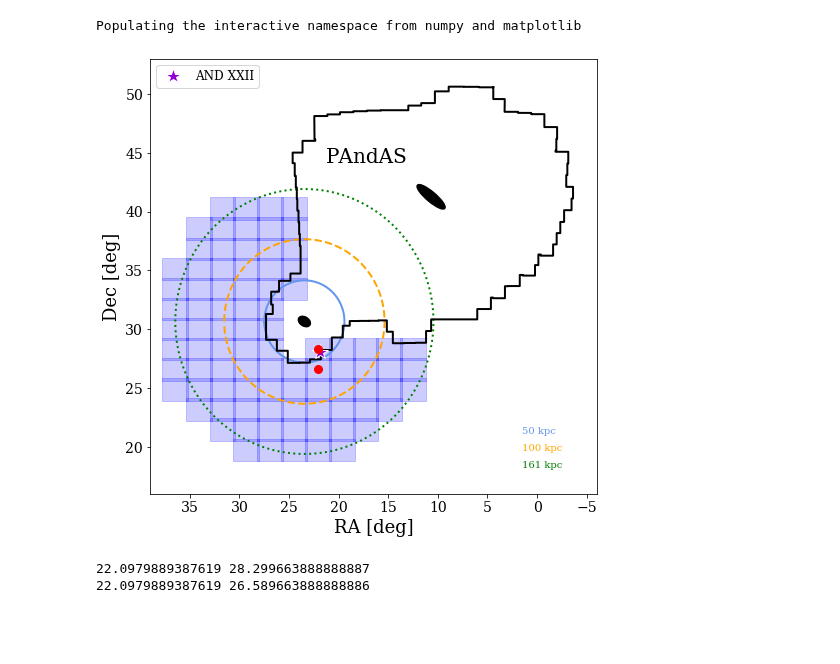
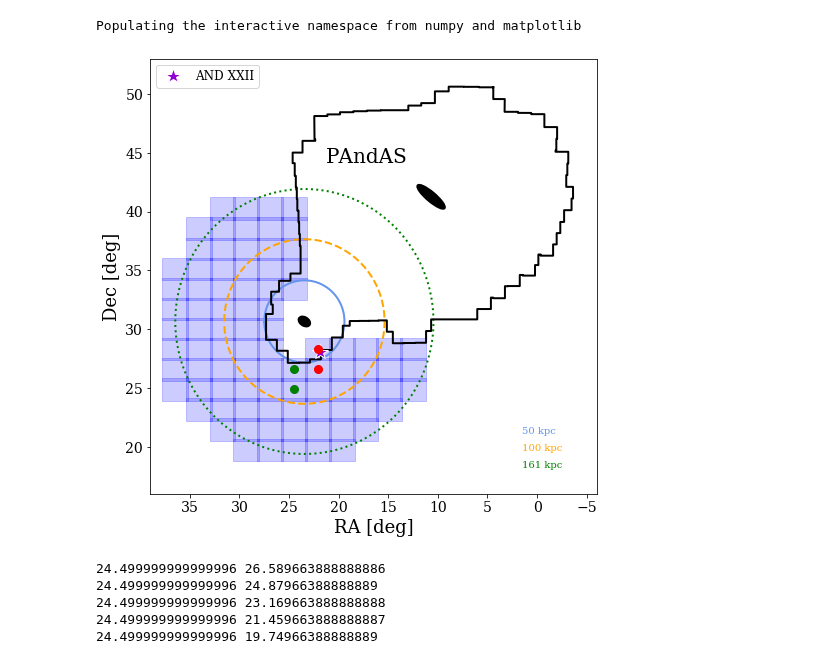
Before and after one commit to ekta1224/pspM31_hack, a Jupyter notebook: Dragonfly_fields.ipynb, the cells around one changed output. Saved outputs shown, nothing was run; the diff lists cells and outputs as text; code cells hidden in the pictures; blank space fills up the shorter version.

Commit message:
trying to make new predictions for 6 fields to use in 2021 HSC proposal

```diff
--- a/Dragonfly_fields.ipynb
+++ b/Dragonfly_fields.ipynb
@@ -138,42 +138,51 @@ p = PatchCollection(ring, alpha=0.1)
 p.set_color('orange')
 
 m31ell = Ellipse((m31.ra.deg, m31.dec.deg), (200./60.0), (50.0/60.0), angle=35, fill=True, linewidth=2, color='k')
 ax.add_patch(m31ell)
 
 m33ell = Ellipse((m33.ra.deg, m33.dec.deg), (73./60.0), (45.0/60.0), angle=23, fill=True, linewidth=2, color='k')
 ax.add_patch(m33ell)
 
 rasize = 2.6
 decsize = 1.9
 
 #plt.plot(21.796717940683287, 25.700663888888887,'rx', ms=4)
 #plt.plot(21.796717940683287, 28.180163888888885,'rx', zorder=1000)
 
 
 plt.plot(22.0979889387619, 28.299663888888887,'ro', ms=8, zorder=1000)
 plt.plot(22.0979889387619, 26.589663888888886,'ro', ms=8)
 
+plt.plot(24.499999999999996, 26.589663888888886,'go', ms=8, zorder=1000)
+plt.plot(24.499999999999996, 24.87966388888889,'go', ms=8)
+
+
+
+
 
 for i in range(len(sc_fields)):
     field = Rectangle([sc_fields[i].ra.deg-rasize/2, sc_fields[i].dec.deg-decsize/2], 2.6, 1.9, color='b', fill=True, alpha=0.2)
     ax.add_patch(field)
 
 #plt.axvline(x=23.4)
 #plt.axhline(y=30.66)
 plt.legend(numpoints=1)
 plt.figtext(0.77, 0.23, r'50 kpc', color='cornflowerblue')
 plt.figtext(0.77, 0.2, r'100 kpc', color='orange')
 plt.figtext(0.77, 0.17, r'161 kpc', color='green')
-plt.savefig('M33_Dragonfly_fields_test_shift_v2.png')
+plt.savefig('M33_Dragonfly_fields_test_shift_v3.png')
 # %% [output]
-[figure, old version]
+[figure, new version]
 # %%
 for i in range(len(sc_fields)):
-    if 21. < sc_fields[i].ra.deg < 24. and sc_fields[i].dec.deg > 26.:
+    if 24. < sc_fields[i].ra.deg < 26 and sc_fields[i].dec.deg < 27.:
         print(sc_fields[i].ra.deg, sc_fields[i].dec.deg)
 # %% [output]
-22.0979889387619 28.299663888888887
-22.0979889387619 26.589663888888886
+24.499999999999996 26.589663888888886
+24.499999999999996 24.87966388888889
+24.499999999999996 23.169663888888888
+24.499999999999996 21.459663888888887
+24.499999999999996 19.74966388888889
 # %%
 from astropy.coordinates import CartesianRepresentation, SphericalRepresentation, Angle, SkyCoord
 
```
Also changed, not shown: parts of 1 cell of this notebook, 1 other file.
